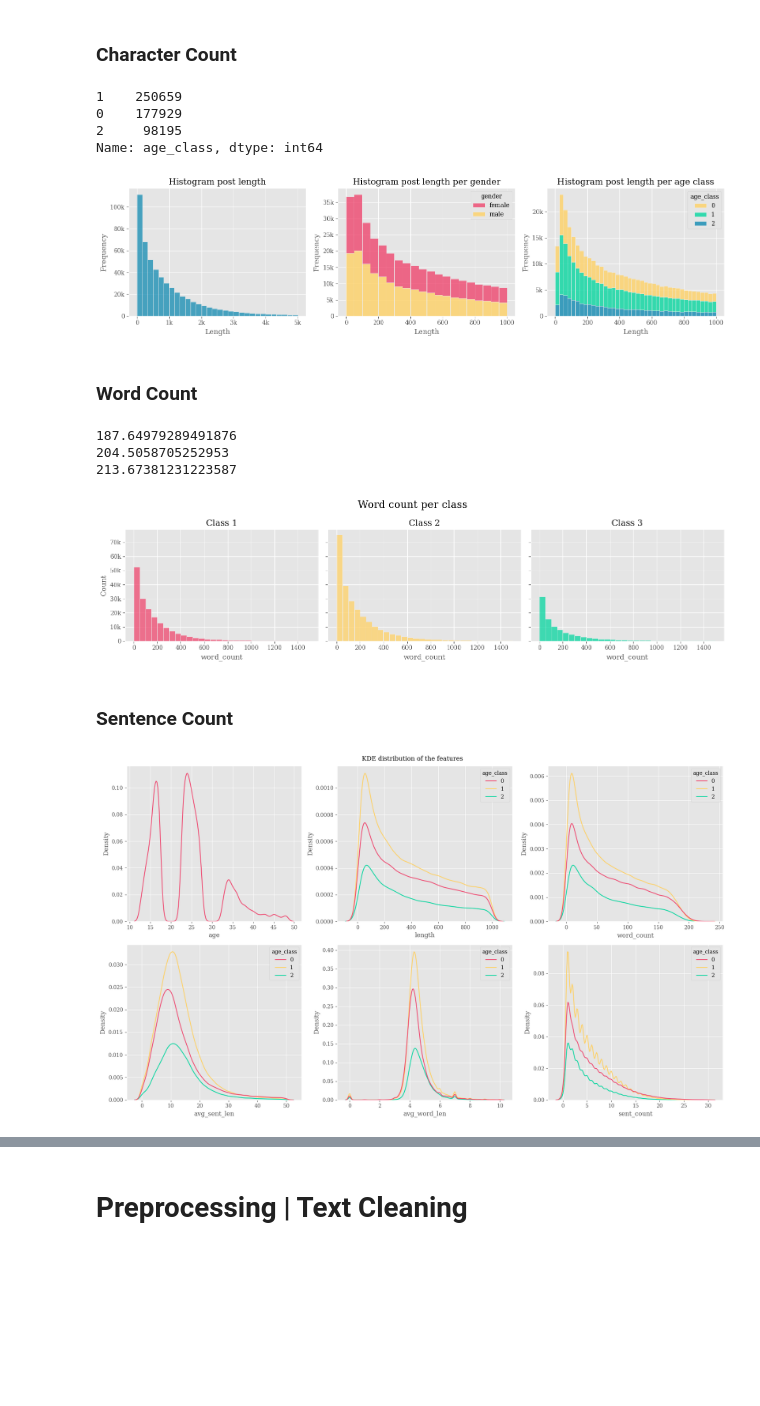
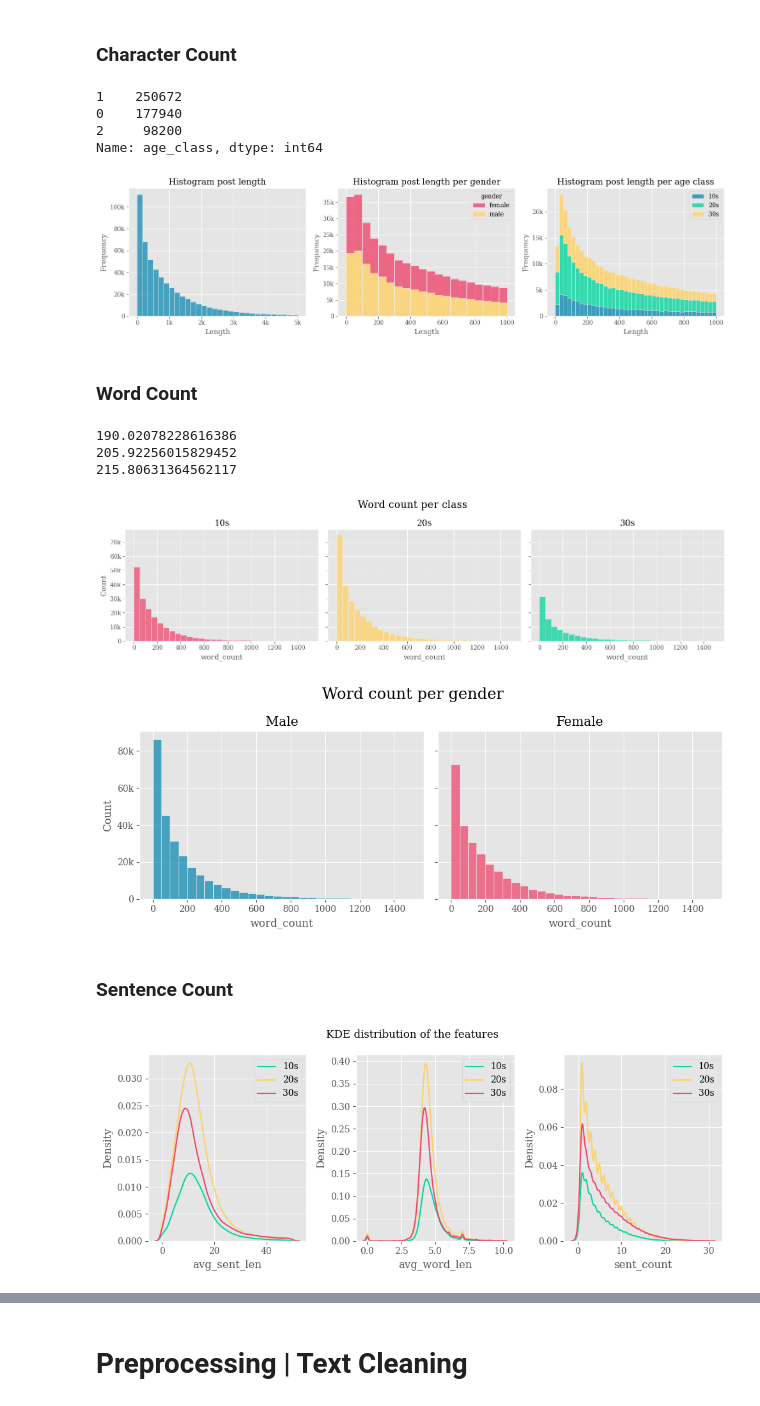
Before and after one commit to simonefacchiano/SL-Final-Project, a Jupyter notebook: preprocessing_and_eda.ipynb, the cells around one changed output, grey strips where cells are left out. Saved outputs shown, nothing was run; the diff lists cells and outputs as text; code cells hidden in the pictures; blank space fills up the shorter version.

Commit message:
Creazione della cartella plots con dentro i plots, update di Gradio app e dell'eda

```diff
--- a/preprocessing_and_eda.ipynb
+++ b/preprocessing_and_eda.ipynb
@@ -85,9 +84,6 @@ plt.tight_layout()
 # %%
 # New column for the length of the posts.
 train['length'] = train['post'].apply(len)
-# %%
-# I'M DELETING PART OF THE DATA, NEED TO BE DISCUSS!!
-train = train.loc[train["length"]<80000]
 # %%
 # Cut in classes
 train['age_class'] = pd.cut(
@@ -98,9 +94,9 @@ train['age_class'] = pd.cut(
 #check
 train["age_class"].value_counts()
 # %% [output]
-1    250659
-0    177929
-2     98195
+1    250672
+0    177940
+2     98200
 Name: age_class, dtype: int64
 # %%
 fig, axes = plt.subplots(1,3, figsize = (15,4))
@@ -119,9 +115,11 @@ fig_len_age = sns.histplot(train[train.length <= 1000], x = "length",hue='age_cl
 #, stat = "frequency" per avere le frequenze relative e non assolute
 fig_len_age.set(title='Histogram post length per age class', xlabel='Length', ylabel='Frequency',
                 yticklabels=(['0','5k','10k','15k','20k']))
+plt.legend(labels=["10s","20s","30s"])
 plt.tight_layout()
+plt.savefig("plots/postlength.png")
 # %% [output]
-[figure, old version]
+[figure, new version]
 # %% [markdown]
 ### Word Count
 # %%
@@ -132,9 +130,9 @@ print(train[train['age_class']==0]['word_count'].mean()) # 12 - 17 tweets
 print(train[train['age_class']==1]['word_count'].mean()) # 18 - 29 tweets
 print(train[train['age_class']==2]['word_count'].mean()) # 29 - 50 tweets
 # %% [output]
-187.64979289491876
-204.5058705252953
-213.67381231223587
+190.02078228616386
+205.92256015829452
+215.80631364562117
 # %%
 train[train.age_class==0]['word_count'].max() #115370
 train[train.age_class==1]['word_count'].max() #69208
@@ -143,13 +141,23 @@ train[train.age_class==2]['word_count'].max() #131169
 
 # These histograms are only up to 1500 words because few tweets have more than this number but there are some tweet with a loooots of words.
 fig, axes = plt.subplots(1,3, figsize = (15,4), sharey=True)
-fig_0 = sns.histplot(train[train.age_class==0][train.word_count < 1500], x = "word_count", bins = 30, color=our_col[0], ax=axes[0]).set(title = "Class 1",yticklabels = (['0','10k','20k','30k','40k','50k','60k','70k']))
-fig_1 = sns.histplot(train[train.age_class==1][train.word_count < 1500], x = "word_count", bins = 30, color=our_col[1], ax=axes[1]).set(title = "Class 2")
-fig_2 = sns.histplot(train[train.age_class==2][train.word_count < 1500], x = "word_count", bins = 30, color=our_col[2], ax=axes[2]).set(title = "Class 3")
+fig_0 = sns.histplot(train[train.age_class==0][train.word_count < 1500], x = "word_count", bins = 30, color=our_col[0], ax=axes[0]).set(title = "10s",yticklabels = (['0','10k','20k','30k','40k','50k','60k','70k']))
+fig_1 = sns.histplot(train[train.age_class==1][train.word_count < 1500], x = "word_count", bins = 30, color=our_col[1], ax=axes[1]).set(title = "20s")
+fig_2 = sns.histplot(train[train.age_class==2][train.word_count < 1500], x = "word_count", bins = 30, color=our_col[2], ax=axes[2]).set(title = "30s")
 fig.suptitle("Word count per class",fontsize = "xx-large")
 plt.tight_layout()
+plt.savefig("plots/word_count_perclass.png")
 # %% [output]
-[figure, old version]
+[figure, new version]
+# %%
+fig, axes = plt.subplots(1,2, figsize = (10,4), sharey=True)
+fig_0 = sns.histplot(train[train.gender == "male"][train.word_count < 1500], x = "word_count", bins = 30, color=our_col[3], ax=axes[0]).set(title = "Male",yticklabels = (['0','20k','40k','60k','80k']))
+fig_1 = sns.histplot(train[train.gender=="female"][train.word_count < 1500], x = "word_count", bins = 30, color=our_col[0], ax=axes[1]).set(title = "Female")
+fig.suptitle("Word count per gender",fontsize = "xx-large")
+plt.savefig("plots/word_count_perGender.png")
+plt.tight_layout()
+# %% [output]
+[figure, added]
 # %% [markdown]
 ### Sentence Count
 # %%
@@ -162,25 +170,25 @@ train["avg_sent_len"] = train["post"].map(lambda x: np.mean([len(w.split()) for
 #take ages to run (8 minutes ahahah)
 # %%
 #Too many outliers, need less data.
-train_small = train.loc[train["length"]<1000]
-train_small_word_count = train_small[train_small.word_count <= 230]
-train_small_sent_count = train_small[train_small.sent_count <= 30]
+train_small = train.loc[train["length"]<1000] #Almost all post are under 1000
+train_small_sent_count = train_small[train_small.sent_count <= 30] # to make possible see the differences
 train_small_avg_word = train_small[train_small.avg_word_len <= 10]
 train_small_avg_sent = train_small[train_small.avg_sent_len <= 50]
 
 # KDE plot
 # (Kernel density estimate)
 # KDE represents the data using a continuous probability density curve in one or more dimensions.
-fig, axes = plt.subplots(figsize=(17,10), ncols=3, nrows=2)
-sns.kdeplot(data = train_small, x = "age", ax = axes[0][0], label = "Age", color = our_col[0])
-sns.kdeplot(data = train_small, x = "length", ax = axes[0][1], label = "Length", hue="age_class", palette = our_col[1:4])
-sns.kdeplot(data = train_small_word_count, x = "word_count", ax = axes[0][2], label = "Word Count", hue="age_class", palette = our_col[1:4])
-sns.kdeplot(data = train_small_avg_sent, x = "avg_sent_len", ax = axes[1][0], label = "Average sentence length", hue="age_class", palette = our_col[1:4])
-sns.kdeplot(data = train_small_avg_word, x = "avg_word_len", ax = axes[1][1], label = "Average word length", hue="age_class", palette = our_col[1:4])
-sns.kdeplot(data = train_small_sent_count, x = "sent_count", ax = axes[1][2], label = "Sentence count", hue="age_class", palette = our_col[1:4])
+fig, axes = plt.subplots(figsize=(10,4), ncols=3, nrows=1)
+sns.kdeplot(data = train_small_avg_sent, x = "avg_sent_len", ax = axes[0], label = "Average sentence length", hue="age_class", palette = our_col[0:3])
+axes[0].legend(labels=["10s", "20s", "30s"])
+sns.kdeplot(data = train_small_avg_word, x = "avg_word_len", ax = axes[1], label = "Average word length", hue="age_class", palette = our_col[0:3])
+axes[1].legend(labels=["10s", "20s", "30s"])
+sns.kdeplot(data = train_small_sent_count, x = "sent_count", ax = axes[2], label = "Sentence count", hue="age_class", palette = our_col[0:3])
+axes[2].legend(labels=["10s", "20s", "30s"])
 fig.suptitle("KDE distribution of the features")
 plt.tight_layout()
+plt.savefig("plots/kde_perclass.png")
 
 #15 sec to run
 # %% [output]
-[figure, old version]
+[figure, new version]
```
Also changed, not shown: parts of 19 cells of this notebook, 9 other files.
